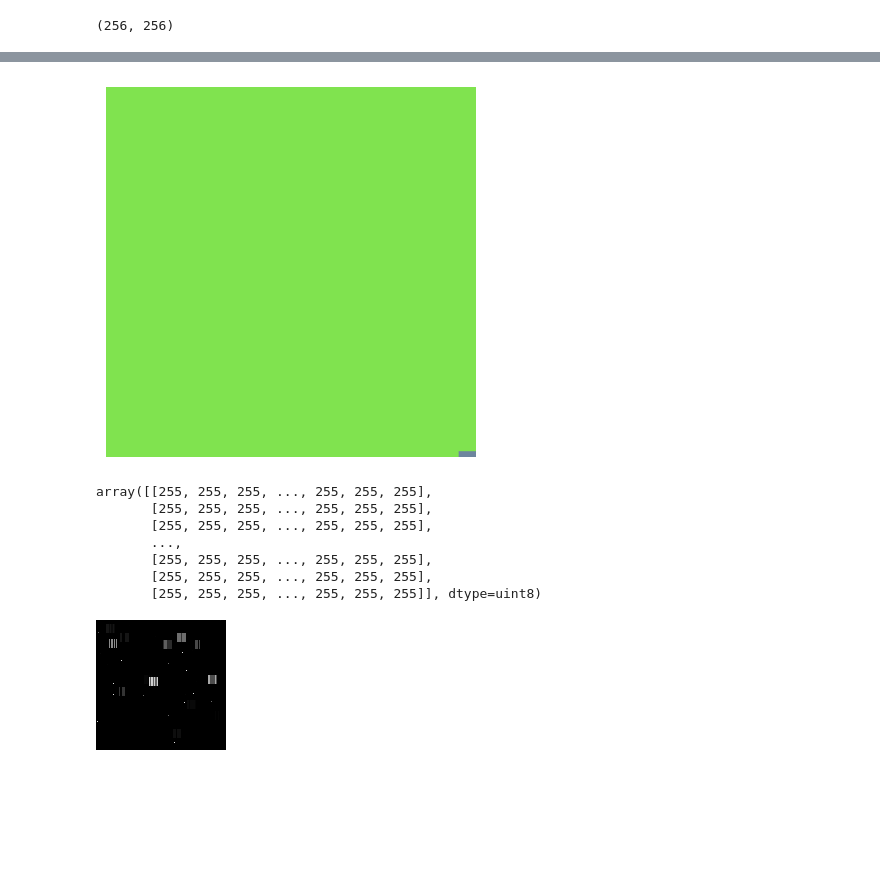
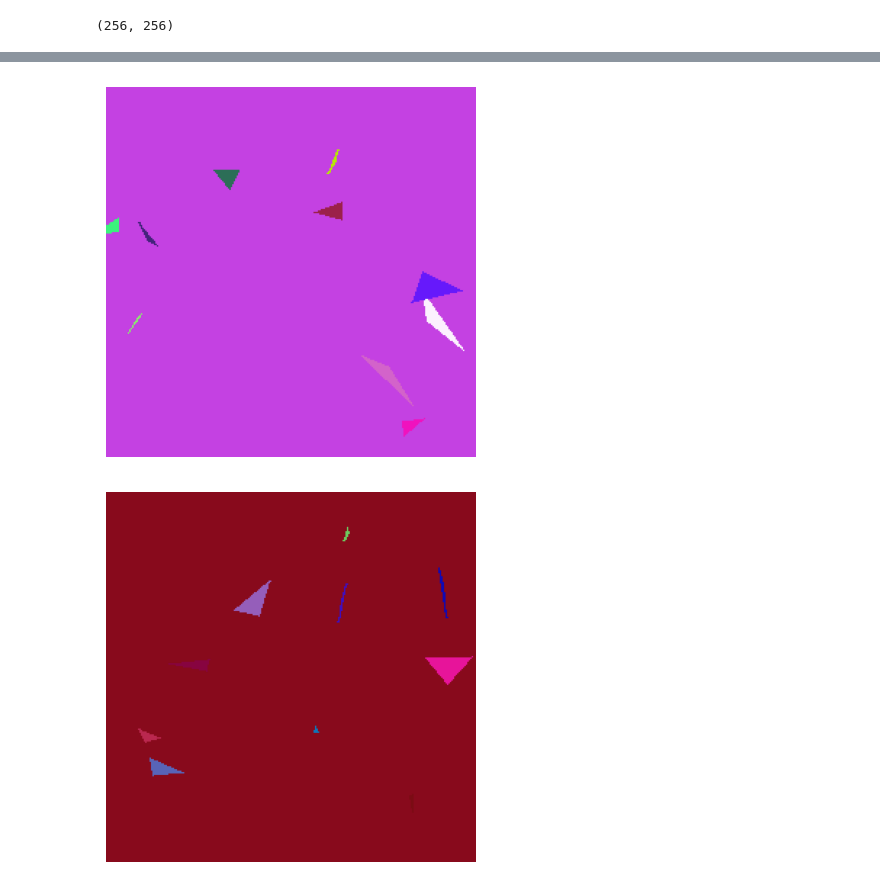
Before and after one commit to marcobarrasso1/GA_Image_Reconstruction, a Jupyter notebook: GA.ipynb, the cells around one changed output, grey strips where cells are left out. Cells and saved outputs as stored; diff of their text form; code cells hidden in the pictures; blank space fills up the shorter version.

```diff
--- a/GA.ipynb
+++ b/GA.ipynb
@@ -230,33 +114,28 @@ if __name__ == "__main__":
-# %%
-new_image = Image.new("RGBA", (256, 256), color="#"+''.join([random.choice('0123456789ABCDEF') for j in range(6)]))
-
-image = ImageDraw.Draw(new_image)
-
-x, y = random.randint(0, 255), random.randint(0, 255)
-#rect_width, rect_height = random.randint(1, target_width), random.randint(1, target_height)
-rect_width, rect_height = 20, 20
-
-image.rectangle([(x,y), (x+rect_width, y+rect_height)], fill="#"+''.join([random.choice('0123456789ABCDEF') for j in range(6)]))
-
-plt.imshow(new_image, cmap="gray")
-plt.axis("off")  # Turn off axes for better visualization
-plt.show()
-# %% [output]
-[figure, removed]
-# %%
-np.array(blank_image)
-# %% [output]
-array([[255, 255, 255, ..., 255, 255, 255],
-       [255, 255, 255, ..., 255, 255, 255],
-       [255, 255, 255, ..., 255, 255, 255],
-       ...,
-       [255, 255, 255, ..., 255, 255, 255],
-       [255, 255, 255, ..., 255, 255, 255],
-       [255, 255, 255, ..., 255, 255, 255]], dtype=uint8)
-# %%
-from IPython.display import Image
-
-# Display the GIF
-Image(filename="output_gif.gif")
-# %% [output]
-[figure, removed]
+# %%
+#parents
+
+parent1 = Image.new("RGBA", (255, 255), color=random_color2())
+_1 = ImageDraw.Draw(parent1)
+n_shapes = random.randint(10, 10)
+
+for i in range(n_shapes):
+    add_triangle(_1, 256, 256)
+
+parent2 = Image.new("RGBA", (255, 255), color=random_color2())
+_2 = ImageDraw.Draw(parent2)
+n_shapes = random.randint(10, 10)
+
+for i in range(n_shapes):
+    add_triangle(_2, 256, 256)
+
+
+plt.imshow(parent1, cmap="gray")
+plt.axis("off")  # Turn off axes for better visualization
+plt.show()
+
+plt.imshow(parent2, cmap="gray")
+plt.axis("off")  # Turn off axes for better visualization
+plt.show()
+# %% [output]
+[figure, added]
+[figure, added]
```
Also changed, not shown: parts of 16 cells of this notebook, 21 other files.
